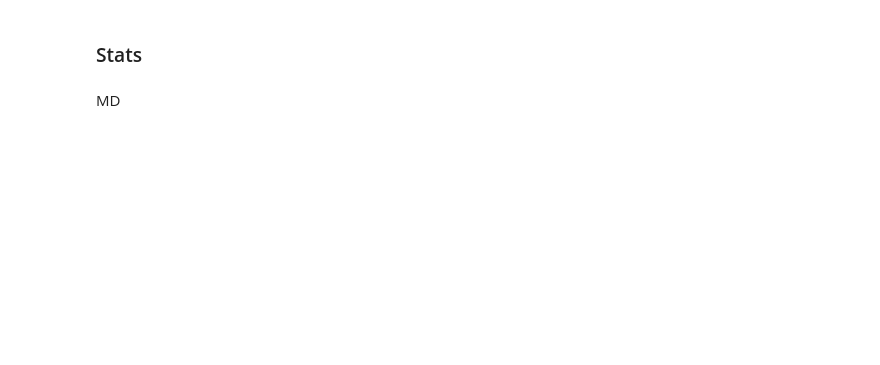
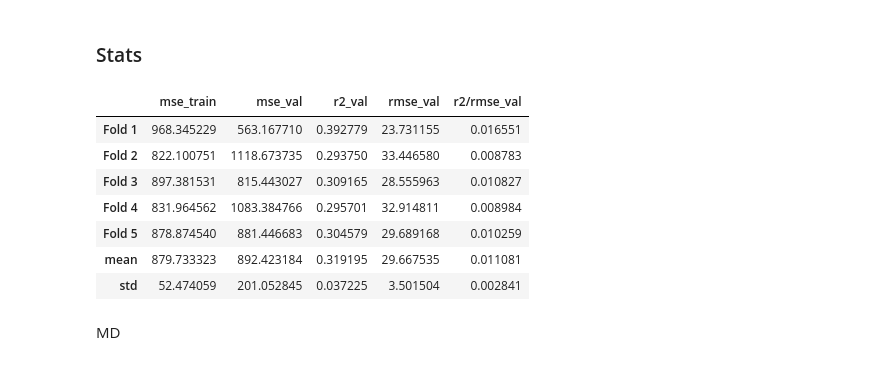
Before and after one commit to janchk/ML_HOMEWORK1, a Jupyter notebook: main.ipynb, the cells around one changed output. Drawn from its saved outputs; the diff is of its cells as text; code cells hidden in the pictures; blank space fills up the shorter version.

Commit message:
Some fixes and stats update

```diff
--- a/main.ipynb
+++ b/main.ipynb
@@ -9,15 +27,15 @@
 #import part
 import matplotlib.pyplot as plt
 from IPython import display
-from src.models import LinearRegressionWithGd
-from src.common import *
+# from src.models import LinearRegressionWithGd
+# from src.common import *
 import pandas as pd
-path = "../Dataset/Training/"
+path = "Dataset/Training/"
 # %%
 # configuration
 num_folds = 5
 epochs = 1000
-learning_rate = 0.1
+learning_rate = 1e-3
 
 lrg = LinearRegressionWithGd()
 lrg.learning_rate = learning_rate
@@ -34,8 +52,8 @@ losses = [] #loss per fold
 for i in range(num_folds):
     train, test = cv_loo(df_1, num_folds, i)
 
-    X_train = normalized(train.T[0:53]).T
-    X_test = normalized(test.T[0:53]).T
+    X_train = normalized(train.T[0:53].T)
+    X_test = normalized(test.T[0:53].T)
 
     Y_train = train.T[53].T
     Y_train = np.expand_dims(Y_train, axis=-1)
@@ -77,13 +109,24 @@ display.display(df)
 # %%
 stats_np = np.array(stats)
 losses_np = np.expand_dims(np.array(losses), 1)
 columns = ["mse_train"] + ["mse_val"] + ["r2_val"] + ["rmse_val"] + ["r2/rmse_val"]
-index = [f"Fold {i+1}" for i, _ in enumerate(stats_np)] # + ["mean"] + ["std"]
+index = [f"Fold {i+1}" for i, _ in enumerate(stats_np)]  + ["mean"] + ["std"]
 all_stats = np.hstack((losses_np, stats_np))
-df = pd.DataFrame(all_stats,
+all_stats_mean = np.mean(all_stats, axis=0)
+all_stats_std = np.std(all_stats, axis=0)
+df = pd.DataFrame(np.vstack((all_stats, all_stats_mean, all_stats_std)),
                   columns=columns,
                   index=index)
 
 display.display(df)
+# %% [output]
+|  | mse_train | mse_val | r2_val | rmse_val | r2/rmse_val |
+| Fold 1 | 968.345229 | 563.167710 | 0.392779 | 23.731155 | 0.016551 |
+| Fold 2 | 822.100751 | 1118.673735 | 0.293750 | 33.446580 | 0.008783 |
+| Fold 3 | 897.381531 | 815.443027 | 0.309165 | 28.555963 | 0.010827 |
+| Fold 4 | 831.964562 | 1083.384766 | 0.295701 | 32.914811 | 0.008984 |
+| Fold 5 | 878.874540 | 881.446683 | 0.304579 | 29.689168 | 0.010259 |
+| mean | 879.733323 | 892.423184 | 0.319195 | 29.667535 | 0.011081 |
+| std | 52.474059 | 201.052845 | 0.037225 | 3.501504 | 0.002841 |
 # %% [markdown]
 MD
```
Also changed, not shown: parts of 3 cells of this notebook.
